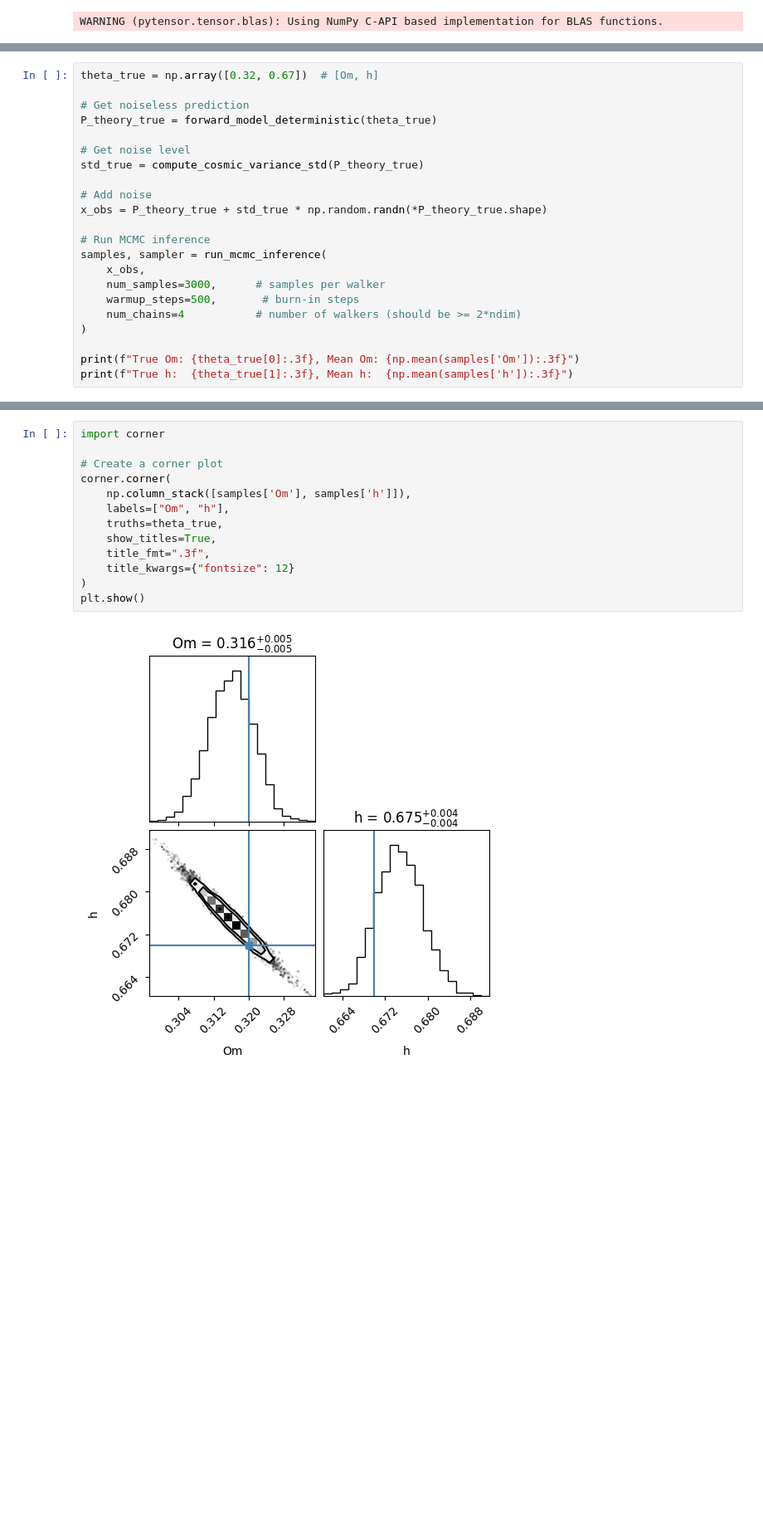
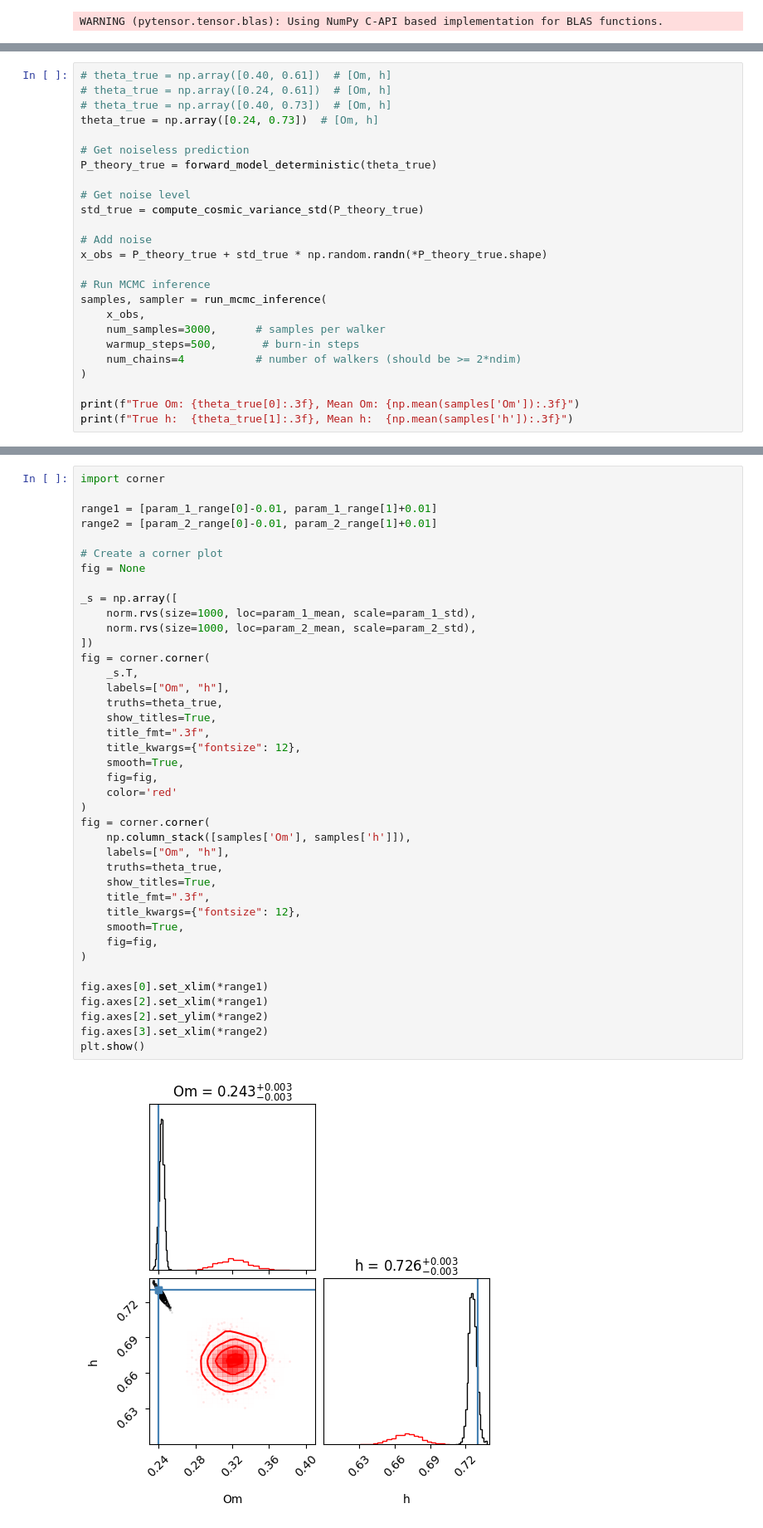
Before and after one commit to chaipattira/tailed-uniform-sbi, a Jupyter notebook: notebooks/mcmc-gaussian-matt.ipynb, the cells around one changed output, grey strips where cells are left out. Shown at 83% size. Cells and saved outputs as stored; diff of their text form; blank space fills up the shorter version.

```diff
--- a/notebooks/mcmc-gaussian-matt.ipynb
+++ b/notebooks/mcmc-gaussian-matt.ipynb
@@ -223,7 +221,10 @@ def run_mcmc_inference(
 
     return samples_np, sampler
 # %%
-theta_true = np.array([0.32, 0.67])  # [Om, h]
+# theta_true = np.array([0.40, 0.61])  # [Om, h]
+# theta_true = np.array([0.24, 0.61])  # [Om, h]
+# theta_true = np.array([0.40, 0.73])  # [Om, h]
+theta_true = np.array([0.24, 0.73])  # [Om, h]
 
 # Get noiseless prediction
 P_theory_true = forward_model_deterministic(theta_true)
@@ -312,15 +313,42 @@ plt.show()
 # %%
 import corner
 
+range1 = [param_1_range[0]-0.01, param_1_range[1]+0.01]
+range2 = [param_2_range[0]-0.01, param_2_range[1]+0.01]
+
 # Create a corner plot
-corner.corner(
+fig = None
+
+_s = np.array([
+    norm.rvs(size=1000, loc=param_1_mean, scale=param_1_std),
+    norm.rvs(size=1000, loc=param_2_mean, scale=param_2_std),
+])
+fig = corner.corner(
+    _s.T,
+    labels=["Om", "h"],
+    truths=theta_true,
+    show_titles=True,
+    title_fmt=".3f",
+    title_kwargs={"fontsize": 12},
+    smooth=True,
+    fig=fig,
+    color='red'
+)
+fig = corner.corner(
     np.column_stack([samples['Om'], samples['h']]),
     labels=["Om", "h"],
     truths=theta_true,
     show_titles=True,
     title_fmt=".3f",
-    title_kwargs={"fontsize": 12}
+    title_kwargs={"fontsize": 12},
+    smooth=True,
+    fig=fig,
 )
+
+fig.axes[0].set_xlim(*range1)
+fig.axes[2].set_xlim(*range1)
+fig.axes[2].set_ylim(*range2)
+fig.axes[3].set_xlim(*range2)
 plt.show()
 # %% [output]
-[figure, old version]
+[figure, new version]
```
Also changed, not shown: parts of 5 cells of this notebook.
